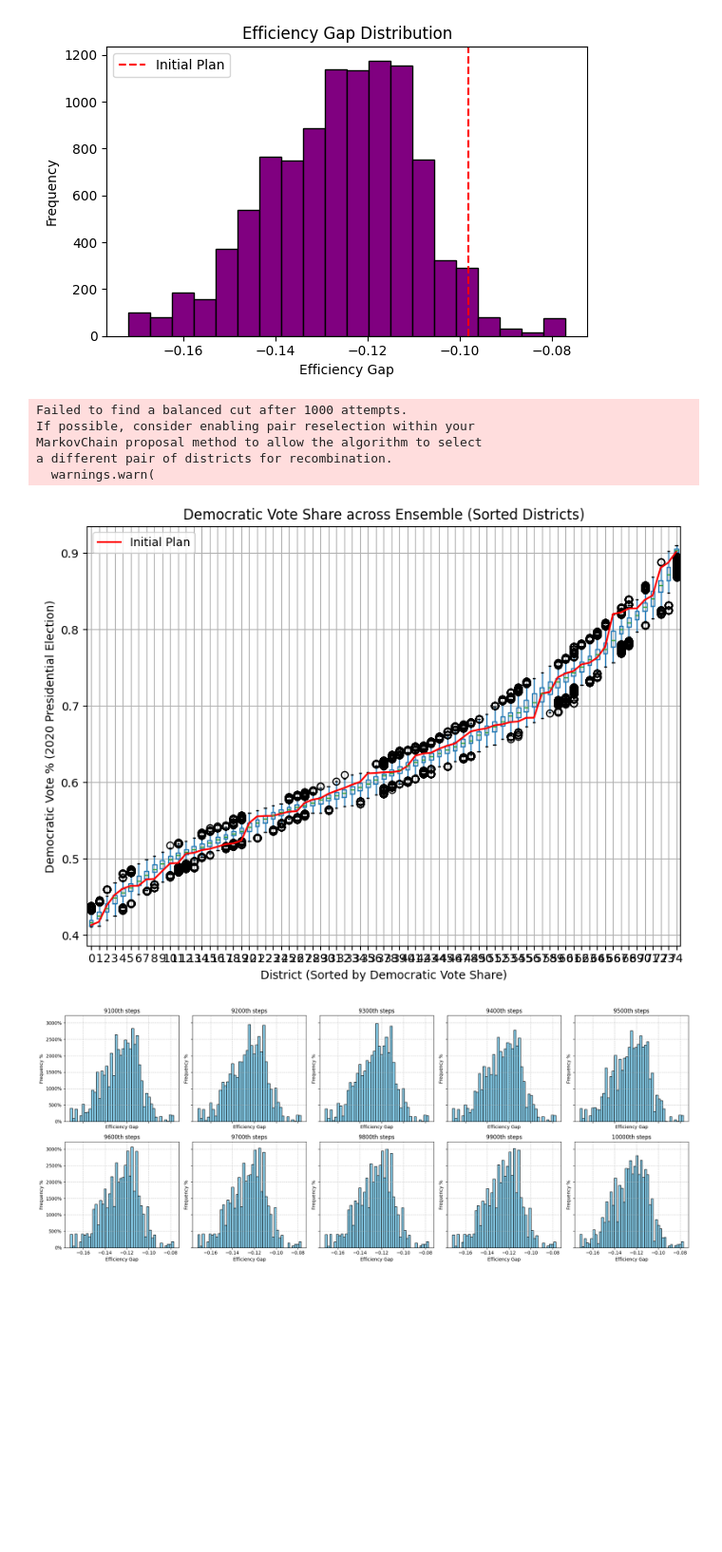
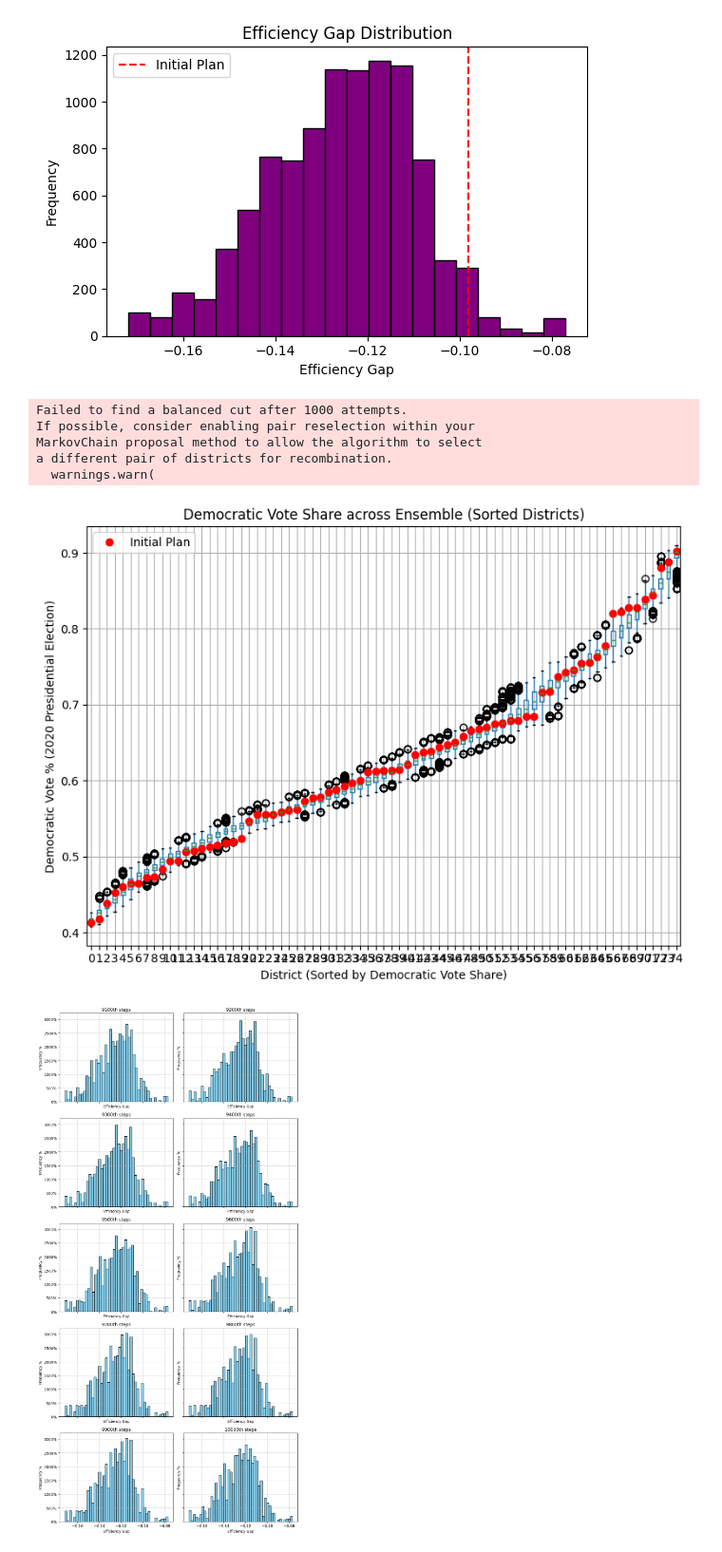
Before and after one commit to JinglinZhou99/Final_Project_MAUP_RI, a Jupyter notebook: gerrychainRI.ipynb, the cells around one changed output. Shown: that part at 95% size. Drawn from its saved outputs; the diff is of its cells as text; code cells hidden in the pictures; blank space fills up the shorter version.

```diff
--- a/gerrychainRI.ipynb
+++ b/gerrychainRI.ipynb
@@ -272,7 +272,7 @@ fig, ax = plt.subplots(figsize=(8, 6))
 # Draw boxplot for sorted Democratic vote percentages
 data_pre_mb.boxplot(ax=ax, positions=range(len(data_pre_mb.columns)))
 
-plt.plot(range(len(data_pre_mb.columns)), data_pre_mb.iloc[0], color="red", label="Initial Plan")
+plt.plot(range(len(data_pre_mb.columns)), data_pre_mb.iloc[0], "ro", label="Initial Plan")
 
 ax.set_title("Democratic Vote Share across Ensemble (Sorted Districts)")
 ax.set_ylabel("Democratic Vote % (2020 Presidential Election)")
@@ -289,7 +289,7 @@ If possible, consider enabling pair reselection within your
 MarkovChain proposal method to allow the algorithm to select
 a different pair of districts for recombination.
   warnings.warn(
-[figure, old version]
+[figure, new version]
 # %%
 if 'efficiency_gaps' not in globals():
     efficiency_gaps = []
@@ -309,32 +309,32 @@ if 'efficiency_gaps' not in globals():
 start =9100
 interval = 100
 num_plots = 10 # 2x5 grid
 
 # Create 2x5 subplot grid
-fig, axes = plt.subplots(2, 5, figsize=(20, 8), sharex=True, sharey=True)
+fig, axes = plt.subplots(5, 2, figsize=(10, 20), sharex=True, sharey=True)
 axes = axes.flatten() # flatten the axes array for easier indexing
 
 # Plot histograms for Efficiency Gap at increasing steps
 for i, ax in enumerate(axes.flatten()):
     ax = axes[i]
     step = start + (i * interval)
     ax.hist(
         efficiency_gaps[:step],
         bins='auto',
         color='skyblue',
         edgecolor='black',
         density=True
     )
     ax.set_title(f"{step}th steps")
     ax.set_xlabel('Efficiency Gap')
     ax.set_ylabel('Frequency %')
     ax.yaxis.set_major_formatter(plt.matplotlib.ticker.PercentFormatter(xmax=1))
     ax.grid(True, linestyle='--', alpha=0.7)
 
 # Adjust layout
 plt.tight_layout()
 
 plt.savefig("RI_G20PRE_eg_convergence_10k.png", dpi=300)
 plt.show()
 # %% [output]
-[figure, old version]
+[figure, new version]
```
